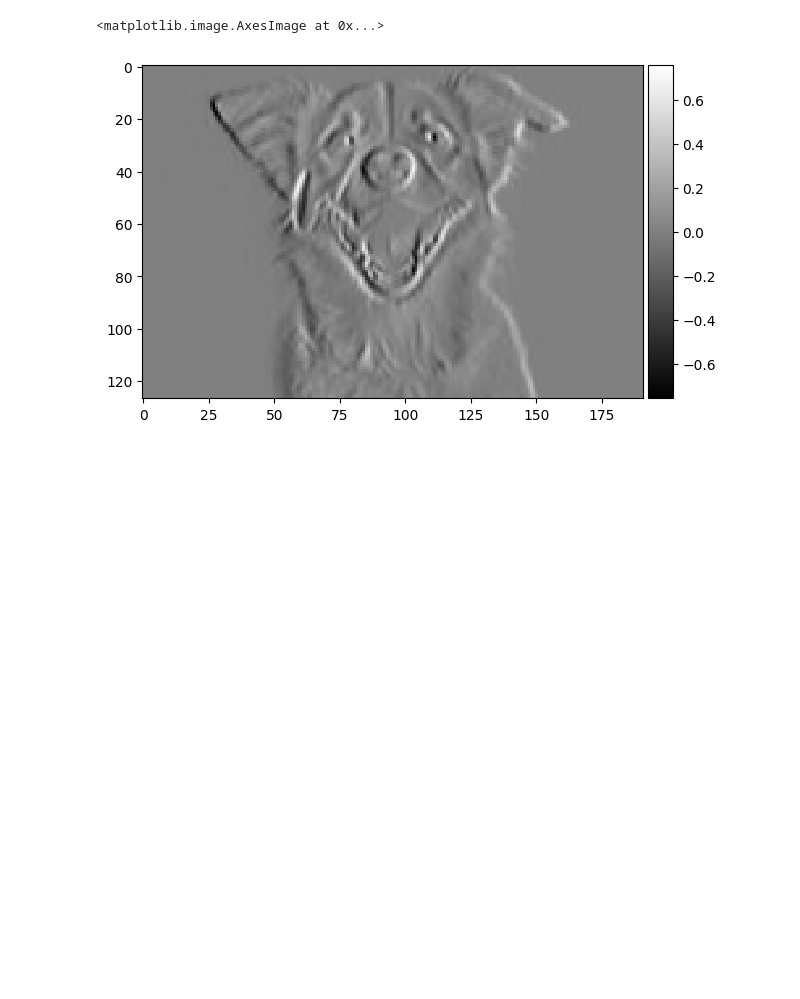
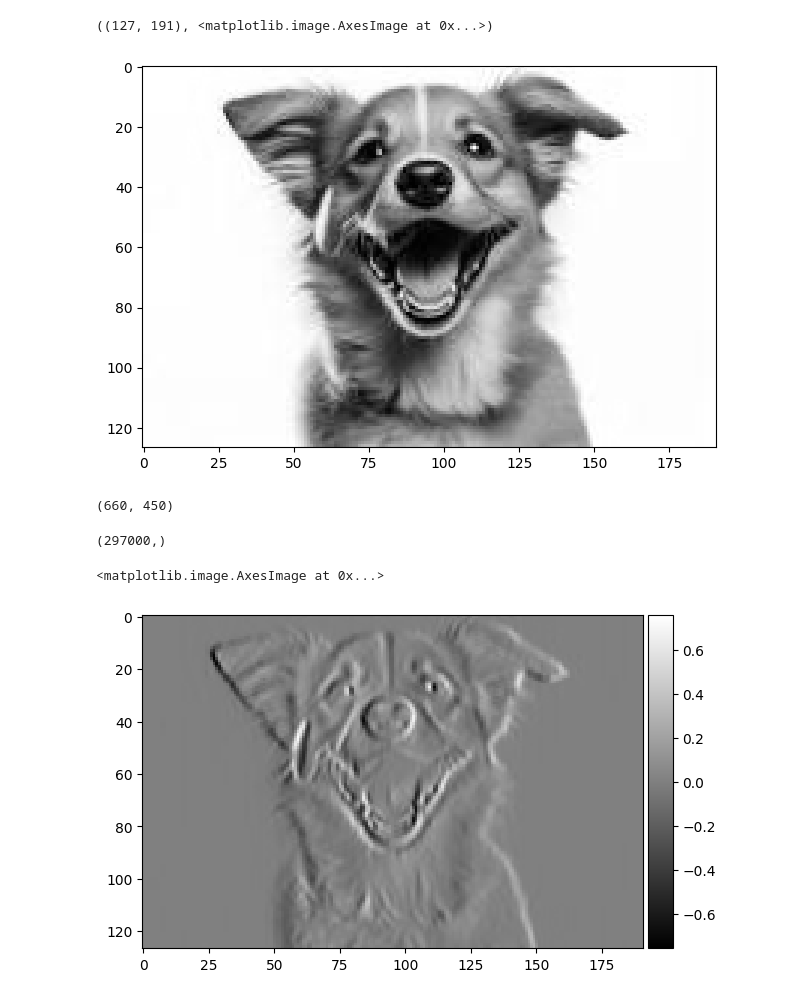
Before and after one commit to sumitsingh780/image-recognisation, a Jupyter notebook: Untitled1.ipynb, the cells around one changed output. Saved outputs shown, nothing was run; the diff lists cells and outputs as text; code cells hidden in the pictures; blank space fills up the shorter version.

```diff
--- a/Untitled1.ipynb
+++ b/Untitled1.ipynb
@@ -3,3 +20,20 @@
+# %%
+image = imread('/content/download.jfif', as_gray=True)
+image.shape, imshow(image)
+# %% [output]
+((127, 191), <matplotlib.image.AxesImage at 0x...>)
+[figure, added]
+# %%
+image = imread('/content/download.jfif')
+feature_matrix = np.zeros((660,450))
+feature_matrix.shape
+# %% [output]
+(660, 450)
+# %%
+features = np.reshape(feature_matrix, (660*450))
+features.shape
+# %% [output]
+(297000,)
 # %%
 #importing the required libraries
 import numpy as np
```
Also changed, not shown: parts of 3 cells of this notebook.
